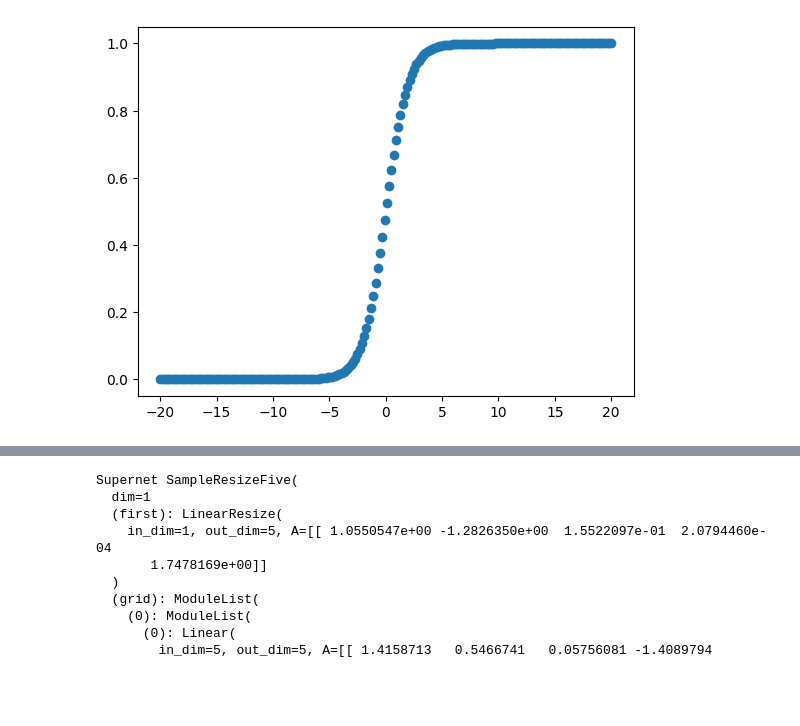
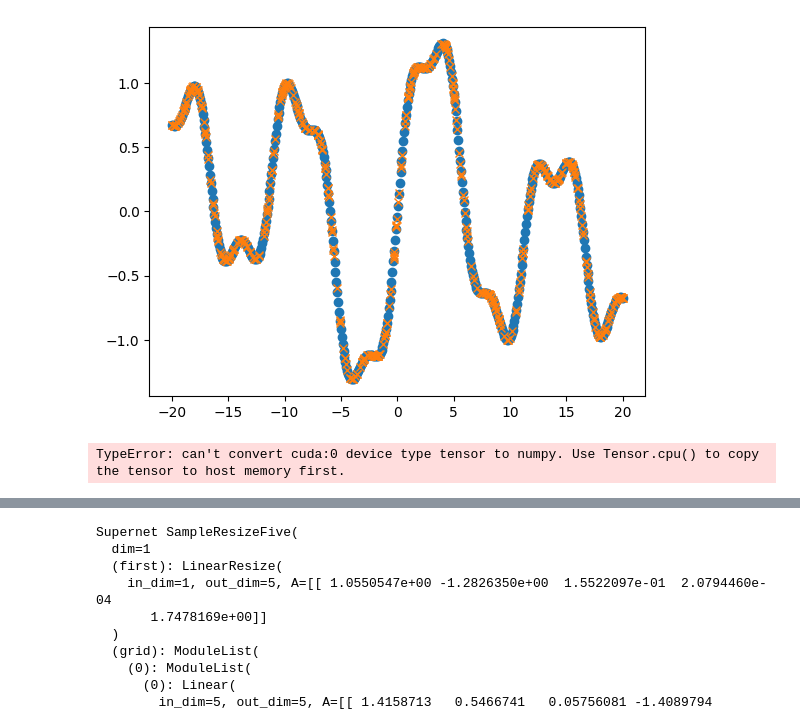
Before and after one commit to devovevo/AutoTorch-Zero, a Jupyter notebook: testing3.ipynb, the cells around one changed output, grey strips where cells are left out. Drawn from its saved outputs; the diff is of its cells as text; code cells hidden in the pictures; blank space fills up the shorter version.

```diff
--- a/testing3.ipynb
+++ b/testing3.ipynb
@@ -39,18 +42,23 @@ compound_layers = [ SampleSequential, SampleSplitAdd, SampleSplitMaximum, Sample
 # %%
 device = torch.device("cuda" if torch.cuda.is_available() else "cpu")
 
-f = lambda x : torch.nn.functional.sigmoid(x)
+A = torch.randn(size=(1, 5), device=device)
+B = torch.randn(size=(5, 1), device=device)
 
-x_train = torch.tensor(np.linspace(start=-20, stop=20, num=200).reshape((200, 1)), dtype=torch.float32, device=device)
+f = lambda x : torch.sin(x @ A) @ B
+# f = lambda x : torch.nn.functional.sigmoid(x)
+
+x_train = torch.tensor(np.linspace(start=-20, stop=20, num=500).reshape((500, 1)), dtype=torch.float32, device=device)
 y_train = f(x_train)
 
 x_test = torch.tensor(np.random.uniform(-20, 20, size=(500, 1)), dtype=torch.float32, device=device)
 y_test = f(x_test)
 # %%
 plt.plot(x_train.clone().detach().cpu().numpy(), y_train.clone().detach().cpu().numpy(), 'o')
+plt.plot(x_test.clone().detach().cpu().numpy(), y_test.clone().detach().cpu().numpy(), 'x')
 plt.show()
 # %% [output]
-[figure, old version]
+[figure, new version]
 # %%
 n = 10000
 
@@ -69,0 +83,7 @@ k = 3
+# %%
+# sample_chain.freeze_chain()
+sample_chain.add_chain_links(1)
+
+sample_chain.to(device)
+# %% [output]
+TypeError: can't convert cuda:0 device type tensor to numpy. Use Tensor.cpu() to copy the tensor to host memory first.
```
Also changed, not shown: parts of 37 cells of this notebook, 22 other files.
